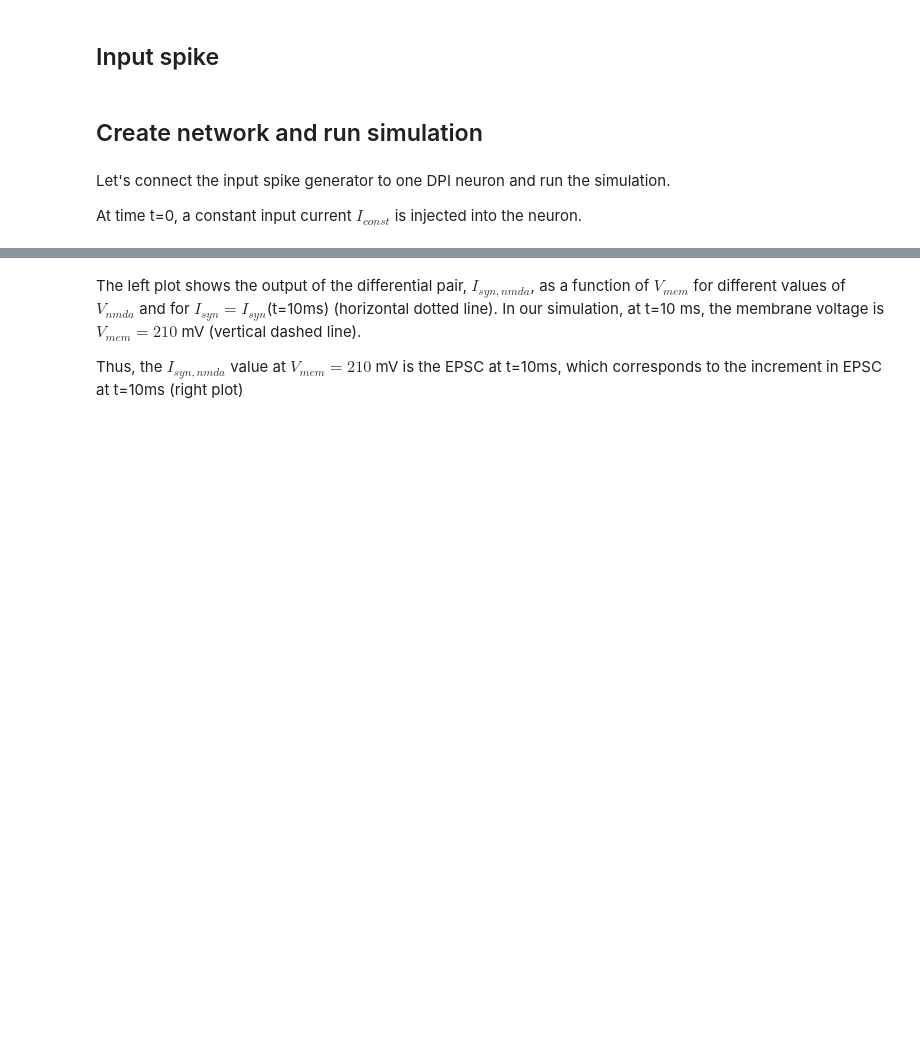
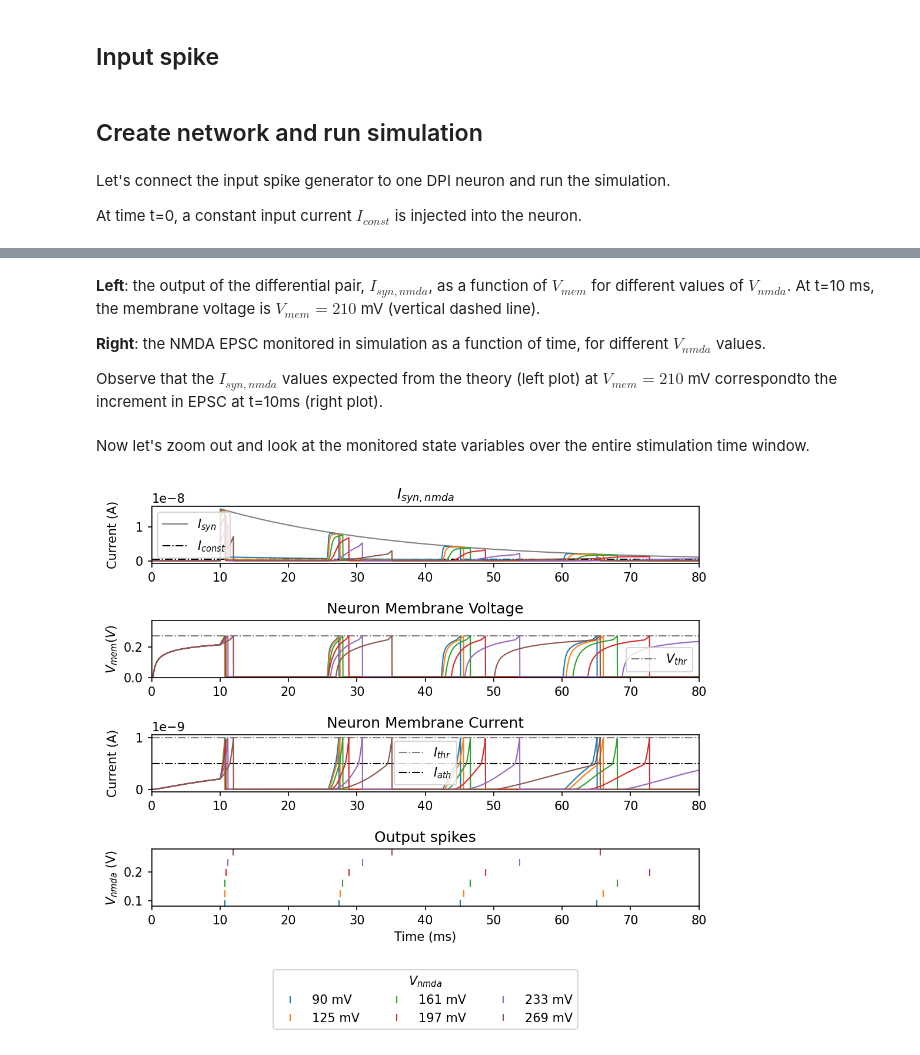
Before and after one commit to YigitDemirag/dynapse-simulator, a Jupyter notebook: part4.ipynb, the cells around one changed output, grey strips where cells are left out. Saved outputs shown, nothing was run; the diff lists cells and outputs as text; code cells hidden in the pictures; blank space fills up the shorter version.

```diff
--- a/part4.ipynb
+++ b/part4.ipynb
@@ -278,5 +278,62 @@ f.savefig(path_to_fig+'/part4_DP.pdf')
 # %% [markdown]
-The left plot shows the output of the differential pair, $I_{syn,nmda}$, as a function of $V_{mem}$ for different values of $V_{nmda}$ and for $I_{syn}=I_{syn}$(t=10ms) (horizontal dotted line).
-In our simulation, at t=10 ms, the membrane voltage is $V_{mem}=210$ mV (vertical dashed line).
+**Left**: the output of the differential pair, $I_{syn,nmda}$, as a function of $V_{mem}$ for different values of $V_{nmda}$.
+At t=10 ms, the membrane voltage is $V_{mem}=210$ mV (vertical dashed line).
 
-Thus, the $I_{syn,nmda}$ value at $V_{mem}=210$ mV is the EPSC at t=10ms, which corresponds to the increment in EPSC at t=10ms (right plot)
+**Right**: the NMDA EPSC monitored in simulation as a function of time, for different $V_{nmda}$ values.
+
+Observe that the $I_{syn,nmda}$ values expected from the theory (left plot) at $V_{mem}=210$ mV correspondto the increment in EPSC at t=10ms (right plot).
+# %% [markdown]
+Now let's zoom out and look at the monitored state variables over the entire stimulation time window.
+# %%
+f = plt.figure(figsize=(8,6),dpi=150)
+plt.subplots_adjust(hspace=1)
+
+plt.subplot(411)
+s = int(1*ms / defaultclock.dt)
+plt.plot(mon_neuron_state.t/ms, mon_synapse_nmda.I_syn_nmda[0], linewidth=1, label='$I_{syn}$', color='grey')
+plt.hlines(y=dynapse_param['Iconst'], xmin=0, xmax=duration/ms, color='k', linestyles='-.', linewidth=1, label='$I_{const}$')
+plt.legend()
+for vnmda in range_nmda:
+    plt.plot(dict_inmda[vnmda][0], dict_inmda[vnmda][1], linewidth=1)
+ylim = plt.ylim()
+plt.xlim(0, duration/ms)
+plt.ylabel('Current (A)')
+plt.title('$I_{syn, nmda}$')
+
+plt.subplot(412)
+plt.hlines(y=Vthr, xmin=0, xmax=duration/ms, color='grey', linestyles='-.', linewidth=1, label='$V_{thr}$')
+plt.legend()
+plt.ylim(0,Vthr+100*mV)
+for vnmda in range_nmda:
+    p = plt.plot(dict_vmem[vnmda][0], dict_vmem[vnmda][1], linewidth=1)
+plt.title('Neuron Membrane Voltage')
+plt.ylabel('$V_{mem} (V)$')
+plt.xlim(0, duration/ms)
+
+
+plt.subplot(413)
+plt.hlines(y=dynapse_param['Ispkthr']*1e-9/nA, xmin=0, xmax=duration/ms, color='grey', linestyles='-.', linewidth=1)
+plt.hlines(y=dynapse_param['Iath']*1e-9/nA, xmin=0, xmax=duration/ms, color='k', linestyles='-.', linewidth=1)
+plt.legend(['$I_{thr}$', '$I_{ath}$'])
+for vnmda in range_nmda:
+    p = plt.plot(dict_imem[vnmda][0], dict_imem[vnmda][1], linewidth=1)
+plt.title('Neuron Membrane Current')
+plt.ylabel('Current (A)')
+plt.xlim(0, duration/ms)
+ylim = plt.ylim()
+
+
+plt.subplot(414)
+for vnmda in range_nmda:
+    spike_times = dict_out_spikes[vnmda]
+    plt.plot(spike_times, [vnmda*mV]*len(spike_times), '|', label=str(vnmda)+' mV')
+plt.xlim(0, duration/ms)
+plt.title('Output spikes')
+plt.ylabel('$V_{nmda}$ (V)')
+plt.xlabel('Time (ms)')
+plt.legend(loc='upper center', ncol=3, bbox_to_anchor=(0.5, -1), title='$V_{nmda}$')
+
+f.align_ylabels()
+f.savefig(path_to_fig+'/part4_NMDA.pdf')
+# %% [output]
+[figure, added]
```
Also changed, not shown: parts of 17 cells of this notebook.
